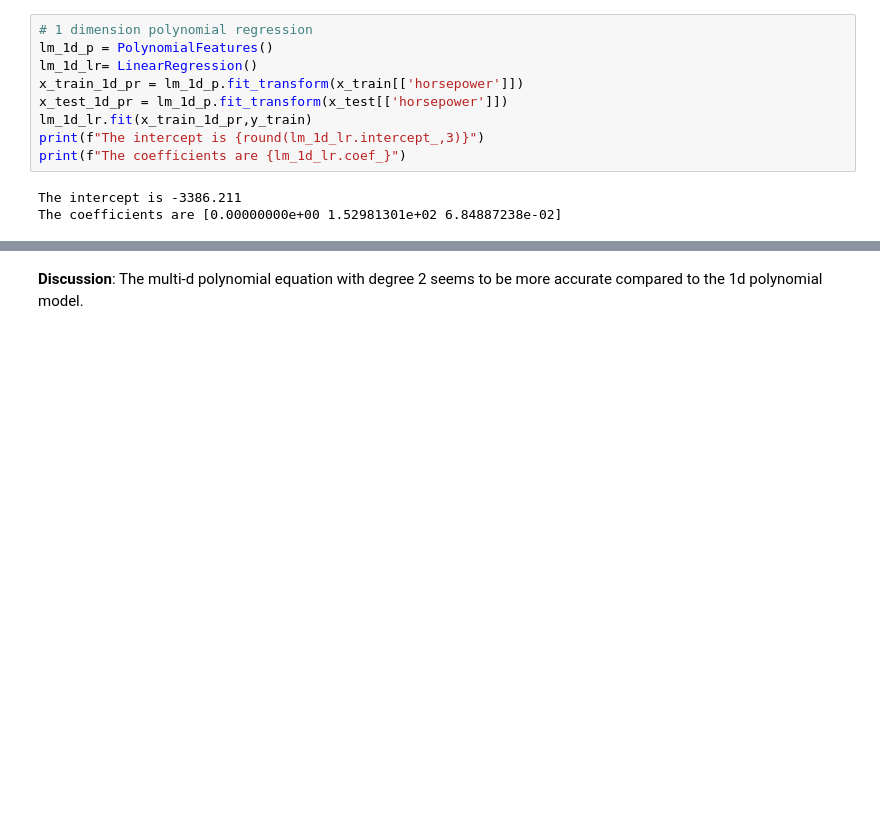
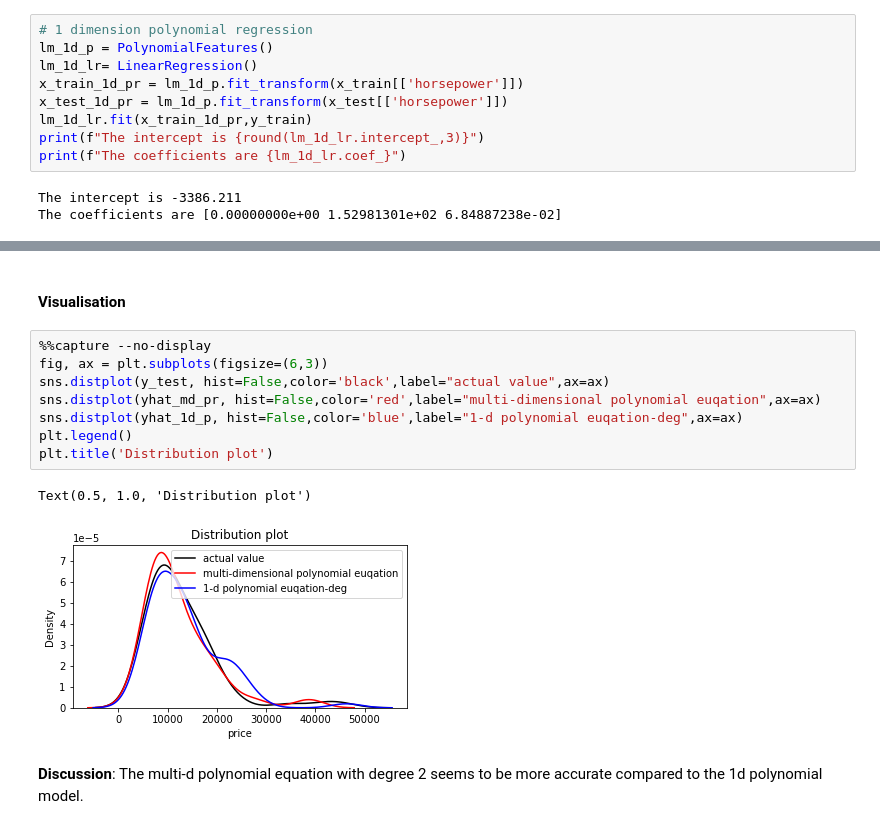
Before and after one commit to Farhad-Davaripour/Step_by_Step_Data_Analysis_Auto_Dataset, a Jupyter notebook: Code_Python.ipynb, the cells around one changed output, grey strips where cells are left out. Saved outputs shown, nothing was run; the diff lists cells and outputs as text; blank space fills up the shorter version.

```diff
--- a/Code_Python.ipynb
+++ b/Code_Python.ipynb
@@ -569,3 +552,16 @@ plot_dist(yhat_md_pr,y_test)
+# %% [markdown]
+#### Visualisation
+# %%
+%%capture --no-display
+fig, ax = plt.subplots(figsize=(6,3))
+sns.distplot(y_test, hist=False,color='black',label="actual value",ax=ax)
+sns.distplot(yhat_md_pr, hist=False,color='red',label="multi-dimensional polynomial euqation",ax=ax)
+sns.distplot(yhat_1d_p, hist=False,color='blue',label="1-d polynomial euqation-deg",ax=ax)
+plt.legend()
+plt.title('Distribution plot')
+# %% [output]
+Text(0.5, 1.0, 'Distribution plot')
+[figure, added]
 # %% [markdown]
 **Discussion**: The multi-d polynomial equation with degree 2 seems to be more accurate compared to the 1d polynomial model.
 # %% [markdown]
```
Also changed, not shown: parts of 28 cells of this notebook.
